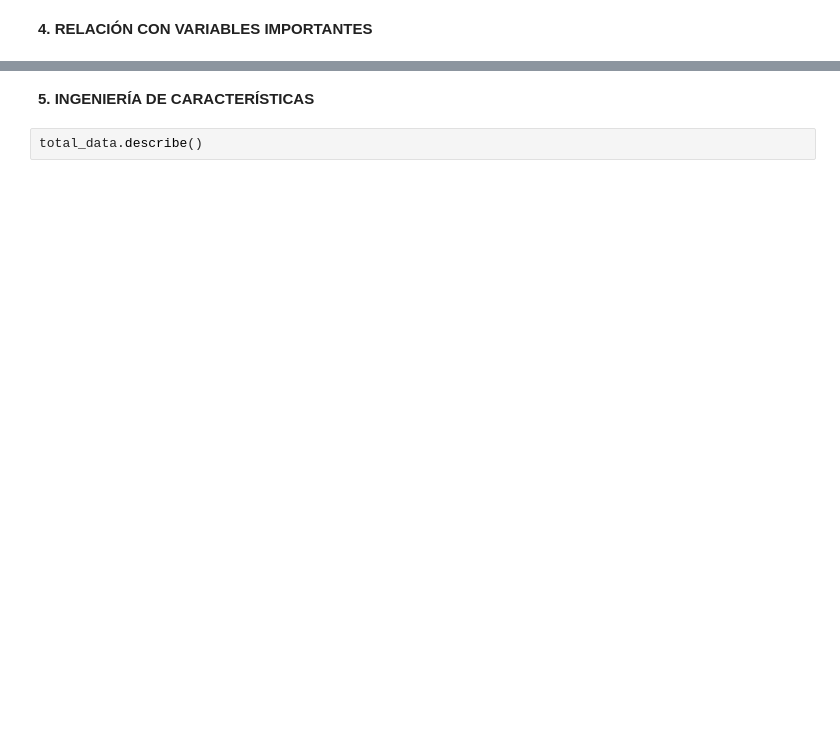
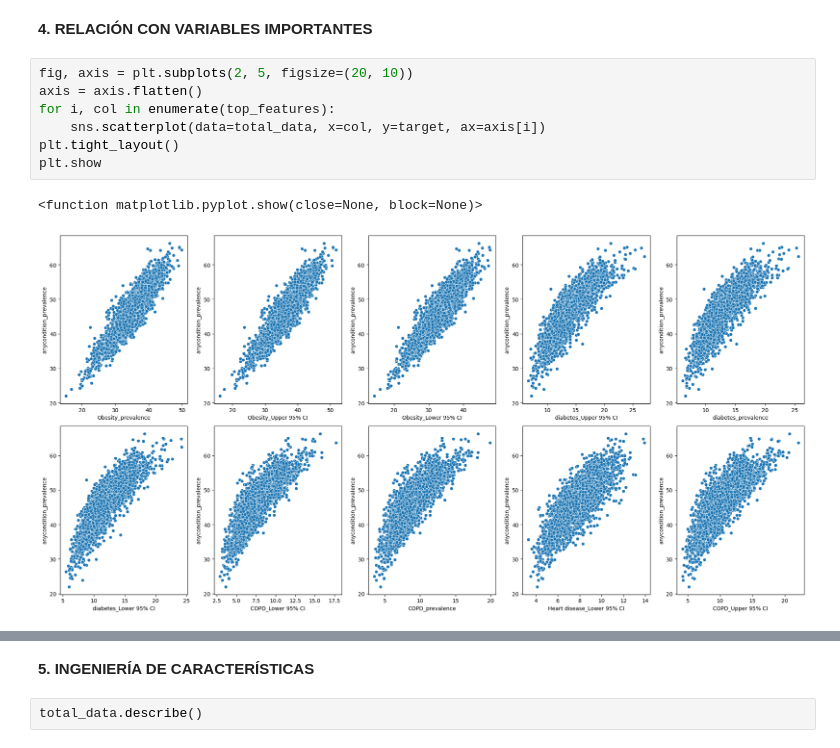
Before and after one commit to 4GeeksAcademy/alemantellini-machine-learning, a Jupyter notebook: src/03-linear-regression-reg-demographic-health-data.ipynb, the cells around one changed output, grey strips where cells are left out. Drawn from its saved outputs; the diff is of its cells as text; blank space fills up the shorter version.

```diff
--- a/src/03-linear-regression-reg-demographic-health-data.ipynb
+++ b/src/03-linear-regression-reg-demographic-health-data.ipynb
@@ -303,2 +306,12 @@ sns.histplot(total_data[target])
 # %% [markdown]
 **4. RELACIÓN CON VARIABLES IMPORTANTES**
+# %%
+fig, axis = plt.subplots(2, 5, figsize=(20, 10))
+axis = axis.flatten()
+for i, col in enumerate(top_features):
+    sns.scatterplot(data=total_data, x=col, y=target, ax=axis[i])
+plt.tight_layout()
+plt.show
+# %% [output]
+<function matplotlib.pyplot.show(close=None, block=None)>
+[figure, added]
```
Also changed, not shown: parts of 26 cells of this notebook.
